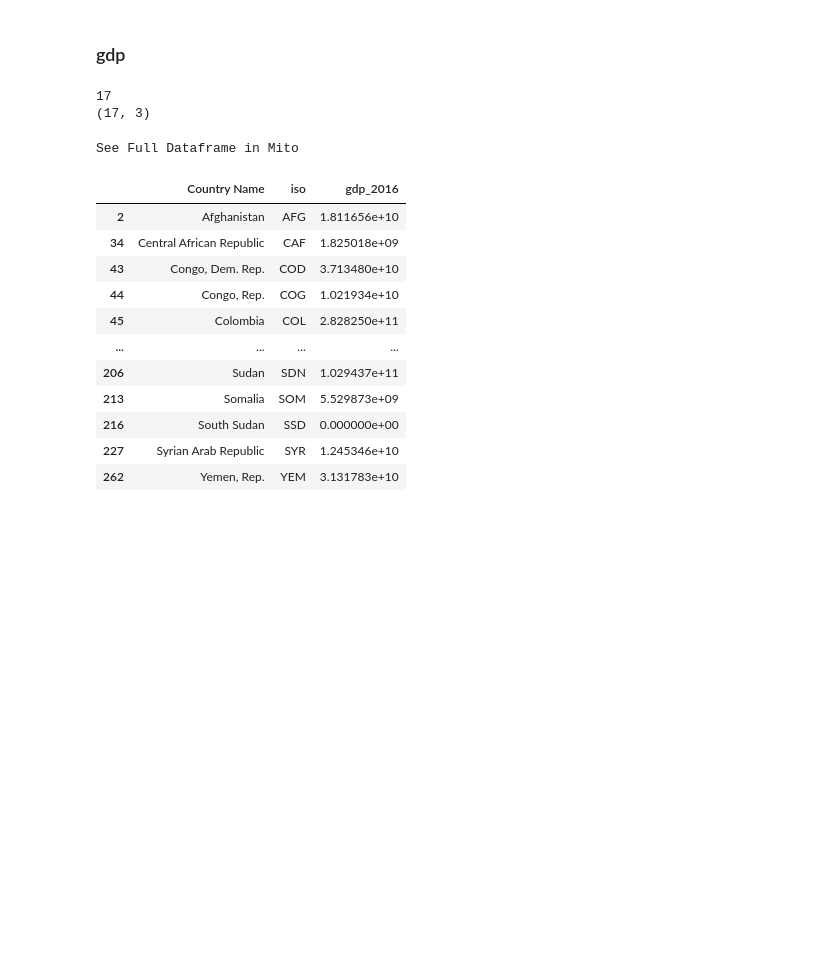
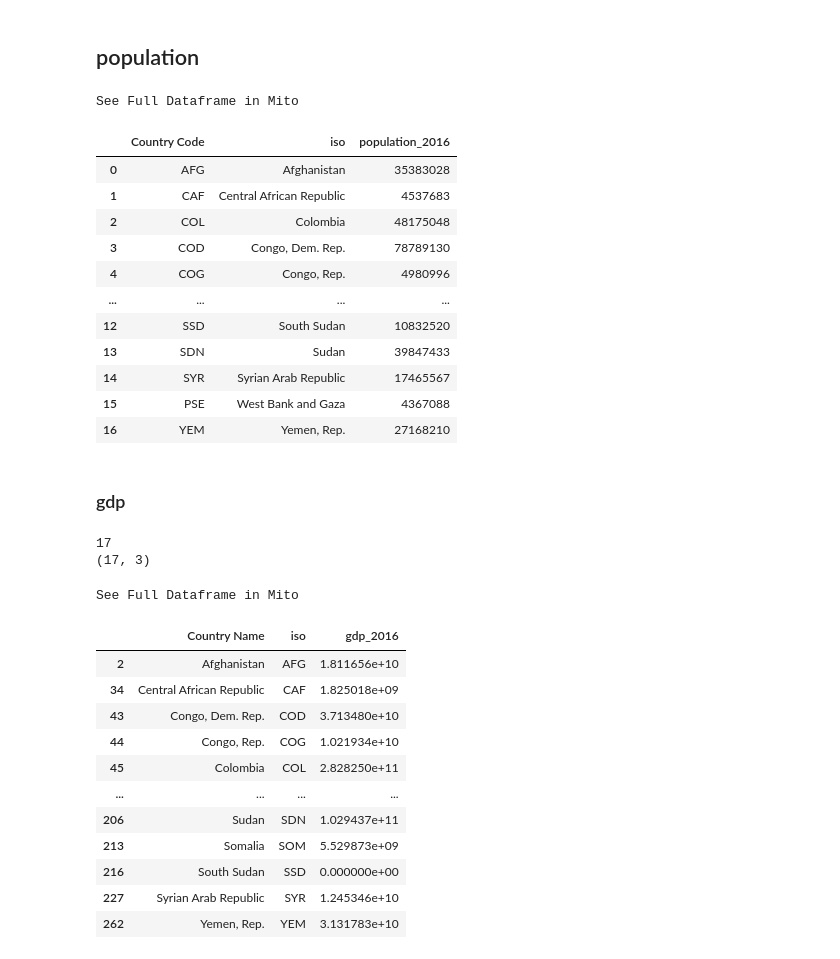
Before and after one commit to kamranuz/nis-network, a Jupyter notebook: 3sided_model_v3.ipynb, the cells around one changed output. Saved outputs shown, nothing was run; the diff lists cells and outputs as text; code cells hidden in the pictures; blank space fills up the shorter version.

Commit message:
3sided_model V2

```diff
--- a/3sided_model_v3.ipynb
+++ b/3sided_model_v3.ipynb
@@ -20,6 +20,27 @@ gdp_2016                 = pd.read_csv('data_3sided_model_(coflict_disaster_gdp)
 # CBPF_codes_2016          = pd.read_csv('https://raw.githubusercontent.com/kamranuz/nis-network/master/Data/country_codes.csv')
 disasters_2016           = pd.read_csv('https://raw.githubusercontent.com/kamranuz/nis-network/master/Data/disasters_2016.csv')
 conflicts                = pd.read_csv('https://raw.githubusercontent.com/kamranuz/nis-network/master/data_3sided_model_(coflict_disaster_gdp)/ged221-csv.zip')
+population                = pd.read_csv('./data_3sided_model_(coflict_disaster_gdp)/population.csv')
+# %% [markdown]
+## population
+# %%
+population_2016_our = population[['Country Code', 'Country Name',  '2016 [YR2016]']].dropna().rename(columns={'2016 [YR2016]':'population_2016','Country Name':'iso'})
+population_2016_our = population_2016_our[population_2016_our['Country Code'].isin(ISO_OUR_COUNTRY_CODES)].reset_index(drop=True)
+population_2016_our
+# %% [output]
+See Full Dataframe in Mito
+|  | Country Code | iso | population_2016 |
+| 0 | AFG | Afghanistan | 35383028 |
+| 1 | CAF | Central African Republic | 4537683 |
+| 2 | COL | Colombia | 48175048 |
+| 3 | COD | Congo, Dem. Rep. | 78789130 |
+| 4 | COG | Congo, Rep. | 4980996 |
+| ... | ... | ... | ... |
+| 12 | SSD | South Sudan | 10832520 |
+| 13 | SDN | Sudan | 39847433 |
+| 14 | SYR | Syrian Arab Republic | 17465567 |
+| 15 | PSE | West Bank and Gaza | 4367088 |
+| 16 | YEM | Yemen, Rep. | 27168210 |
 # %% [markdown]
 ### gdp
 # %%
```
Also changed, not shown: parts of 3 cells of this notebook, 2 other files.
